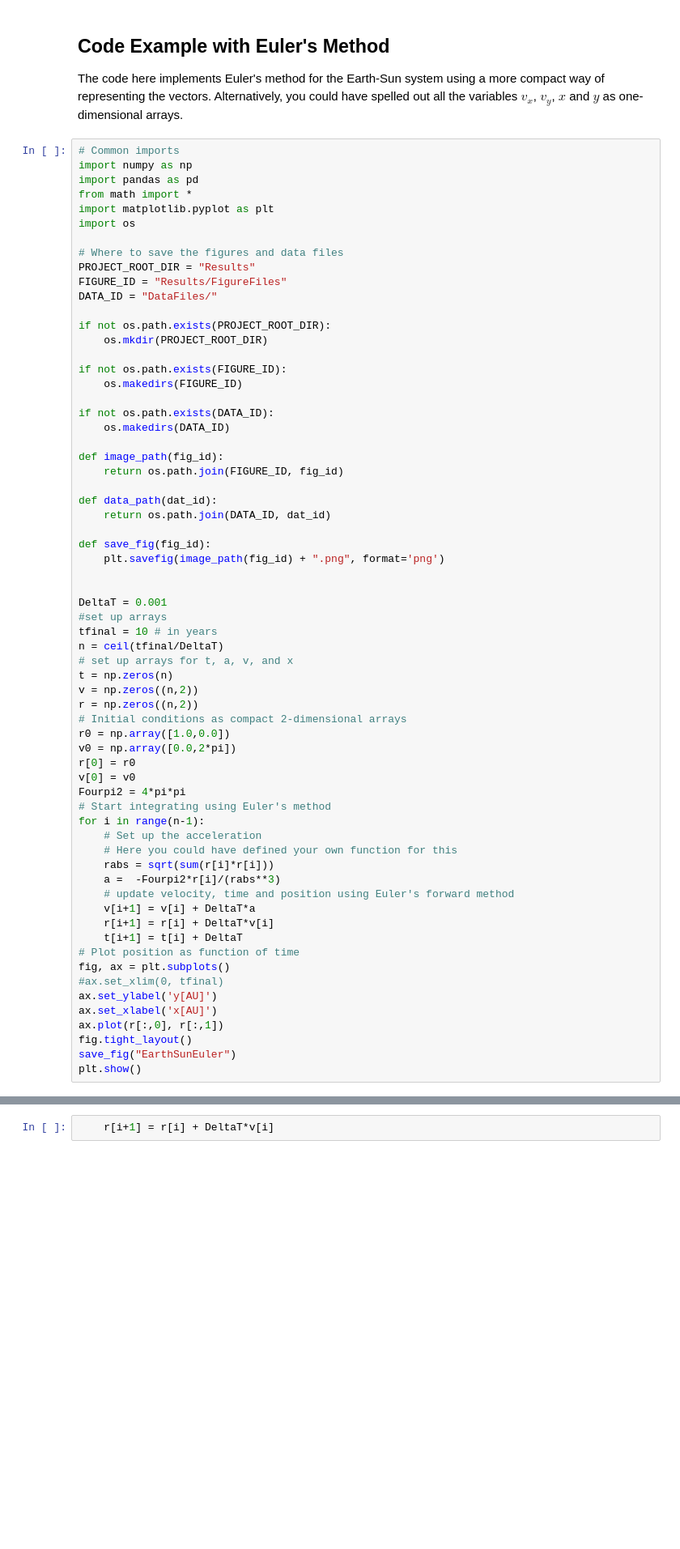
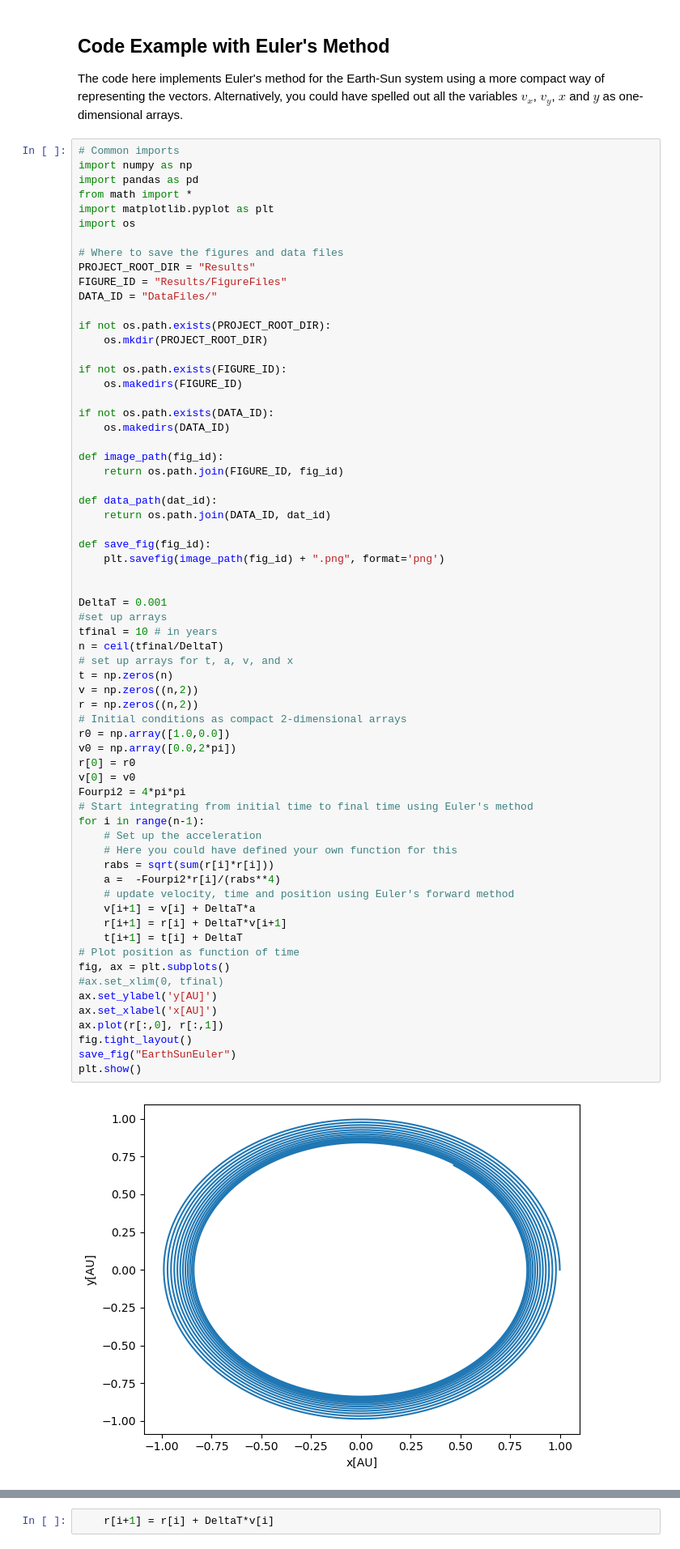
Before and after one commit to mhjensen/Physics321, a Jupyter notebook: doc/pub/week7/ipynb/week7.ipynb, the cells around one changed output, grey strips where cells are left out. Shown at 81% size. Saved outputs shown, nothing was run; the diff lists cells and outputs as text; blank space fills up the shorter version.

```diff
--- a/doc/pub/week7/ipynb/week7.ipynb
+++ b/doc/pub/week7/ipynb/week7.ipynb
@@ -518,36 +518,38 @@ def save_fig(fig_id):
 DeltaT = 0.001
 #set up arrays
 tfinal = 10 # in years
 n = ceil(tfinal/DeltaT)
 # set up arrays for t, a, v, and x
 t = np.zeros(n)
 v = np.zeros((n,2))
 r = np.zeros((n,2))
 # Initial conditions as compact 2-dimensional arrays
 r0 = np.array([1.0,0.0])
 v0 = np.array([0.0,2*pi])
 r[0] = r0
 v[0] = v0
 Fourpi2 = 4*pi*pi
-# Start integrating using Euler's method
+# Start integrating from initial time to final time using Euler's method
 for i in range(n-1):
     # Set up the acceleration
     # Here you could have defined your own function for this
     rabs = sqrt(sum(r[i]*r[i]))
-    a =  -Fourpi2*r[i]/(rabs**3)
+    a =  -Fourpi2*r[i]/(rabs**4)
     # update velocity, time and position using Euler's forward method
     v[i+1] = v[i] + DeltaT*a
-    r[i+1] = r[i] + DeltaT*v[i]
+    r[i+1] = r[i] + DeltaT*v[i+1]
     t[i+1] = t[i] + DeltaT
 # Plot position as function of time
 fig, ax = plt.subplots()
 #ax.set_xlim(0, tfinal)
 ax.set_ylabel('y[AU]')
 ax.set_xlabel('x[AU]')
 ax.plot(r[:,0], r[:,1])
 fig.tight_layout()
 save_fig("EarthSunEuler")
 plt.show()
+# %% [output]
+[figure, added]
 # %% [markdown]
 ## Problems with Euler's Method
 
```
Also changed, not shown: 1 other file.
